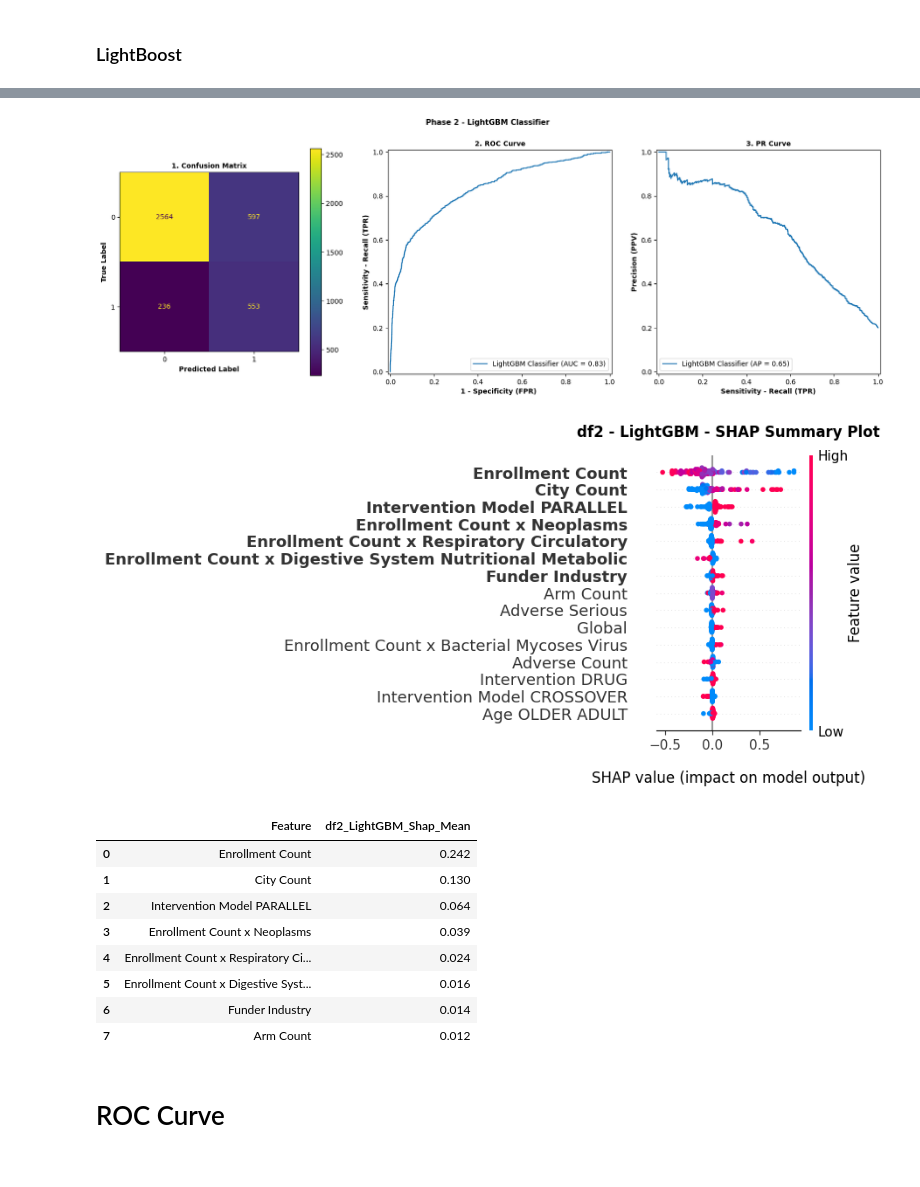
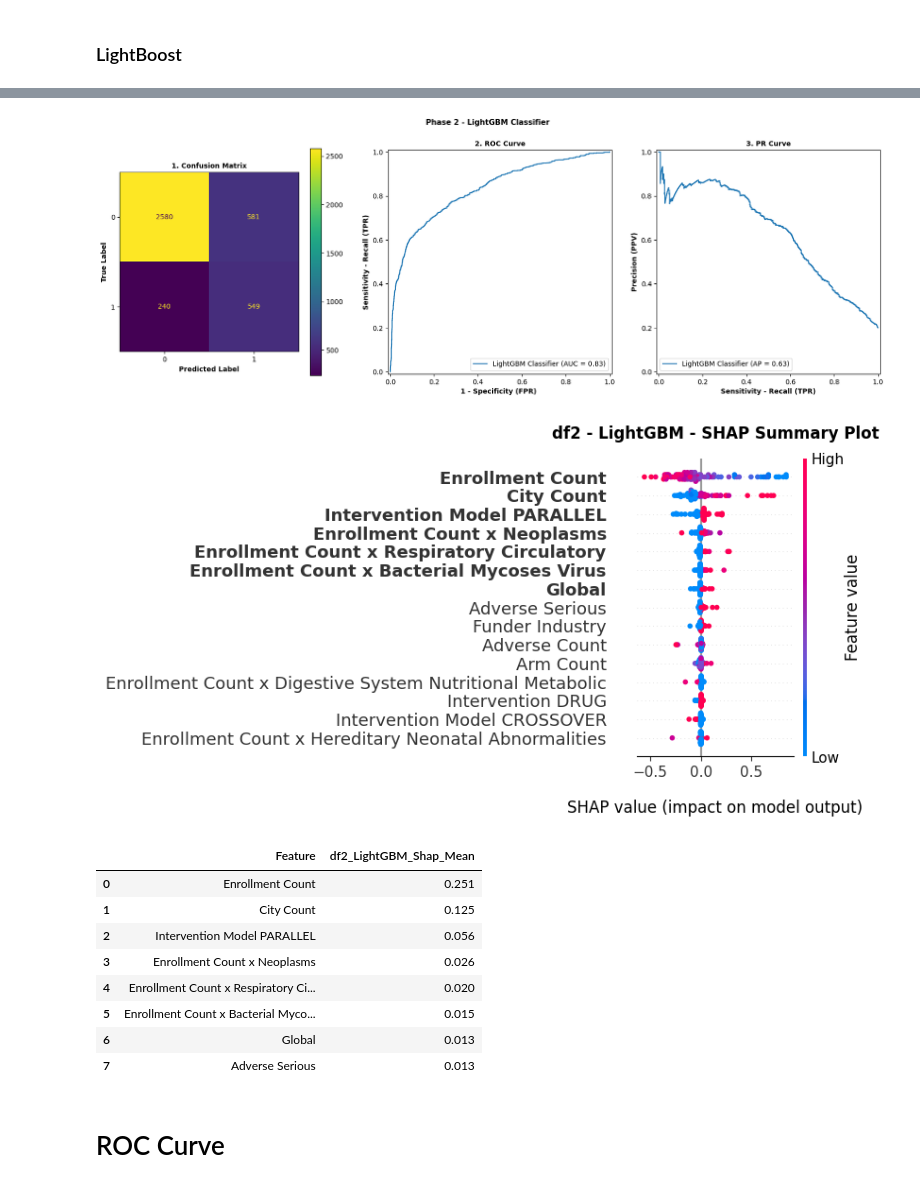
Before and after one commit to AndreouEugenia/Thesis, a Jupyter notebook: 5a.Thesis_Models.ipynb, the cells around one changed output, grey strips where cells are left out. Drawn from its saved outputs; the diff is of its cells as text; code cells hidden in the pictures.

```diff
--- a/5a.Thesis_Models.ipynb
+++ b/5a.Thesis_Models.ipynb
@@ -850,10 +853,11 @@ lgb = LGBMClassifier(objective = 'binary', random_state = 42, n_jobs=-1, metric
 param_grid = {
     'max_depth': [3, 5, 7],
     'learning_rate': [0.01, 0.1, 0.2, 0.5],
-    #'colsample_bytree': [0.5, 0.7, 1.0],
-    'subsample': [0.6, 1.0],
-    'num_leaves': [10, 30, 50],
-    'min_child_samples': [20, 50, 100],
+    'colsample_bytree': [0.5, 0.7, 1.0],
+    #'subsample': [0.6, 1.0],
+    #'num_leaves': [10, 30, 50],
+    #'min_child_samples': [20, 50, 100],
+    'lamda_l1': np.linspace(0, 10, 5),
 }
 
 grid = GridSearchCV(estimator = lgb, param_grid = param_grid, scoring = 'roc_auc', cv = 5, n_jobs = -1)
@@ -891,14 +895,14 @@ PR AUC : 0.645
-[figure, old version]
+[figure, new version]
-[figure, old version]
+[figure, new version]
 |  | Feature | df2_LightGBM_Shap_Mean |
-| 0 | Enrollment Count | 0.242 |
-| 1 | City Count | 0.130 |
-| 2 | Intervention Model PARALLEL | 0.064 |
-| 3 | Enrollment Count x Neoplasms | 0.039 |
-| 4 | Enrollment Count x Respiratory Ci... | 0.024 |
-| 5 | Enrollment Count x Digestive Syst... | 0.016 |
-| 6 | Funder Industry | 0.014 |
-| 7 | Arm Count | 0.012 |
+| 0 | Enrollment Count | 0.251 |
+| 1 | City Count | 0.125 |
+| 2 | Intervention Model PARALLEL | 0.056 |
+| 3 | Enrollment Count x Neoplasms | 0.026 |
+| 4 | Enrollment Count x Respiratory Ci... | 0.020 |
+| 5 | Enrollment Count x Bacterial Myco... | 0.015 |
+| 6 | Global | 0.013 |
+| 7 | Adverse Serious | 0.013 |
 # %% [markdown]
 # ROC Curve
 # %%
```
Also changed, not shown: parts of 12 cells of this notebook, 3 other files.
